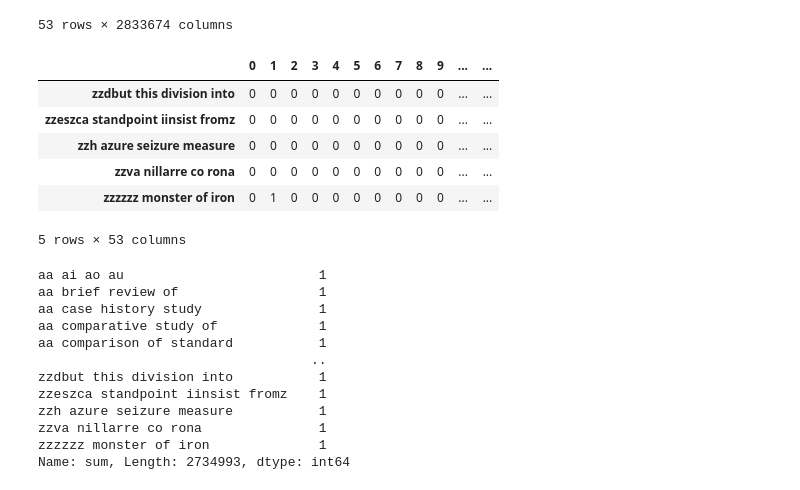
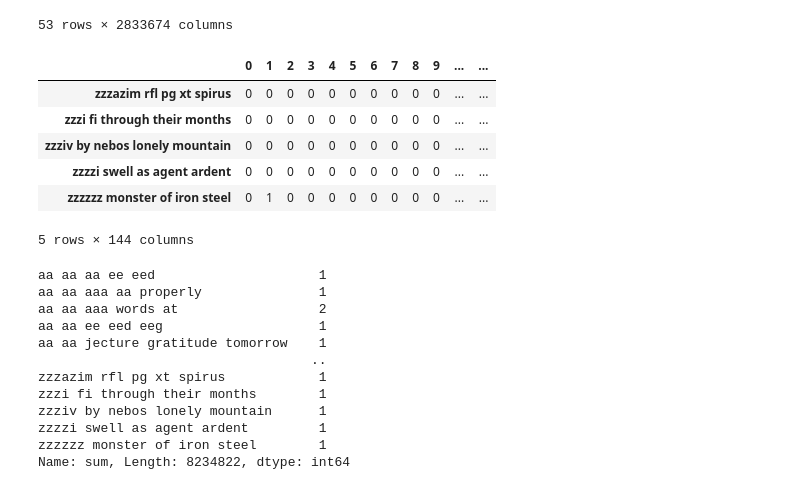
Before and after one commit to lucianli123/booklab-project, a Jupyter notebook: NgramExperiments.ipynb, the cells around one changed output. Drawn from its saved outputs; the diff is of its cells as text; code cells hidden in the pictures.

```diff
--- a/NgramExperiments.ipynb
+++ b/NgramExperiments.ipynb
@@ -20,5 +36,5 @@ elocution_df[0:5][['title', 'text']]
 # %%
-elocution_df=elocution_df.dropna()
+elocution_df=elocution_df.dropna(subset=["text"])
 # %%
 # turn the text column into a list book by book
 # loop through for n-grams (?)
@@ -129,20 +145,20 @@ ngram_counts_df
 # %%
 # simpler version learning version 2
 
 
 text = elocution_df['text']
-model = CountVectorizer(ngram_range = (4, 4))
+model = CountVectorizer(ngram_range = (5, 5))
 matrix = model.fit_transform(text).toarray()
 df_output = pd.DataFrame(data = matrix, columns = model.get_feature_names_out())
 df_output.T.tail(5)
 # %% [output]
 |  | 0 | 1 | 2 | 3 | 4 | 5 | 6 | 7 | 8 | 9 | ... | ... |
-| zzdbut this division into | 0 | 0 | 0 | 0 | 0 | 0 | 0 | 0 | 0 | 0 | ... | ... |
-| zzeszca standpoint iinsist fromz | 0 | 0 | 0 | 0 | 0 | 0 | 0 | 0 | 0 | 0 | ... | ... |
-| zzh azure seizure measure | 0 | 0 | 0 | 0 | 0 | 0 | 0 | 0 | 0 | 0 | ... | ... |
-| zzva nillarre co rona | 0 | 0 | 0 | 0 | 0 | 0 | 0 | 0 | 0 | 0 | ... | ... |
-| zzzzzz monster of iron | 0 | 1 | 0 | 0 | 0 | 0 | 0 | 0 | 0 | 0 | ... | ... |
+| zzzazim rfl pg xt spirus | 0 | 0 | 0 | 0 | 0 | 0 | 0 | 0 | 0 | 0 | ... | ... |
+| zzzi fi through their months | 0 | 0 | 0 | 0 | 0 | 0 | 0 | 0 | 0 | 0 | ... | ... |
+| zzziv by nebos lonely mountain | 0 | 0 | 0 | 0 | 0 | 0 | 0 | 0 | 0 | 0 | ... | ... |
+| zzzzi swell as agent ardent | 0 | 0 | 0 | 0 | 0 | 0 | 0 | 0 | 0 | 0 | ... | ... |
+| zzzzzz monster of iron steel | 0 | 1 | 0 | 0 | 0 | 0 | 0 | 0 | 0 | 0 | ... | ... |
-5 rows × 53 columns
+5 rows × 144 columns
 # %%
 df_output["title"]=elocution_df["title"]
 # %%
@@ -162,18 +178,18 @@ df_output["sum"]=df_output.sum(axis=1)
 # %%
 df_output["sum"]
 # %% [output]
-aa ai ao au                         1
-aa brief review of                  1
-aa case history study               1
-aa comparative study of             1
-aa comparison of standard           1
+aa aa aa ee eed                     1
+aa aa aaa aa properly               1
+aa aa aaa words at                  2
+aa aa ee eed eeg                    1
+aa aa jecture gratitude tomorrow    1
                                    ..
-zzdbut this division into           1
-zzeszca standpoint iinsist fromz    1
-zzh azure seizure measure           1
-zzva nillarre co rona               1
-zzzzzz monster of iron              1
-Name: sum, Length: 2734993, dtype: int64
+zzzazim rfl pg xt spirus            1
+zzzi fi through their months        1
+zzziv by nebos lonely mountain      1
+zzzzi swell as agent ardent         1
+zzzzzz monster of iron steel        1
+Name: sum, Length: 8234822, dtype: int64
 # %%
 df_output=df_output[df_output["sum"]>2].sort_values("sum", ascending=False)
 # %%
```
Also changed, not shown: parts of 2 cells of this notebook, 1 other file.
